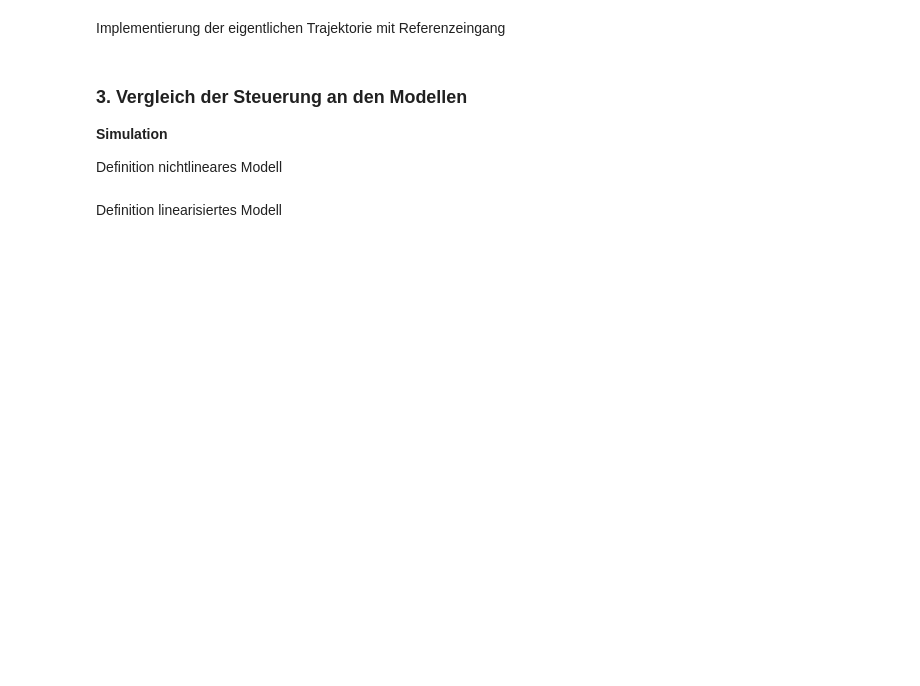
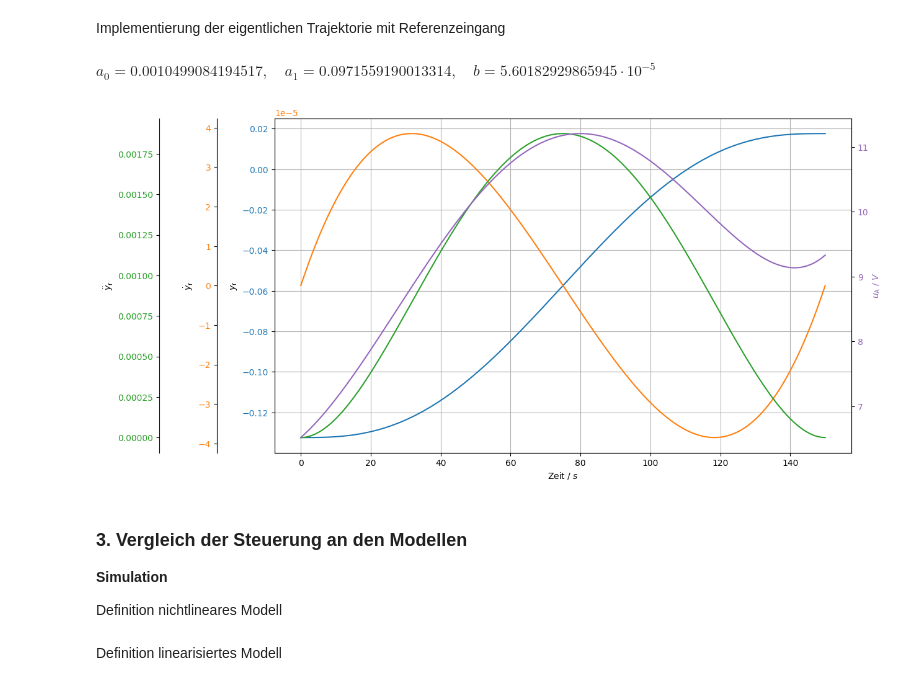
Before and after one commit to umit-iace/lehre-chemie-msr-notebooks, a Jupyter notebook: pr/2Tank-Steuerungsentwurf.ipynb, the cells around one changed output. Cells and saved outputs as stored; diff of their text form; code cells hidden in the pictures; blank space fills up the shorter version.

```diff
--- a/pr/2Tank-Steuerungsentwurf.ipynb
+++ b/pr/2Tank-Steuerungsentwurf.ipynb
@@ -75,0 +90,4 @@ for i in range(q + 1):
+# %%
+phiNum = [phi[i].subs(zip(list(bc), bcNum)) for i in range(n + 1)]
+for i in range(n + 1):
+    display(Latex("$\\varphi^{{({})}}(\\tau) = {}$".format(i, sp.latex(phiNum[i]))))
@@ -76,15 +98,66 @@ for i in range(q + 1):
 # %% [markdown]
 Implementierung der eigentlichen Trajektorie mit Referenzeingang
 # %%
+dtNum = 150
+
+z20 = 0 - bz2Messung
+z21 = 0.15 - bz2Messung
+
 a0 = 1 / (T1Messung * T2Messung)
 a1 = (T1Messung + T2Messung) / (T1Messung * T2Messung)
 b = KMessung / (T1Messung * T2Messung)
-(c0, c1, c2, c3, c4, c5) = bcNum
+display(Latex("$a_{{0}} = {},\quad a_{{1}} = {},\quad b = {}$".format(sp.latex(a0), sp.latex(a1), sp.latex(b))))
 
-yr = lambda t: c0 + c1 * t + c2 * t ** 2 + c3 * t ** 3 + c4 * t ** 4 + c5 * t ** 5 if 0 <= t <= dtNum else yd0Num if t < 0 else yd1Num
-dyr = lambda t: c1 + 2 * c2 * t + 3 * c3 * t ** 2 + 4 * c4 * t ** 3 + 5 * c5 * t ** 4 if 0 < t < dtNum else 0
-ddyr = lambda t: 2 * c2 + 6 * c3 * t + 12 * c4 * t ** 2 + 20 * c5 * t ** 3 if 0 < t < dtNum else 0
-uAr = lambda t: 1 / b * (ddyr(t) + a1 * dyr(t) + a0 * yr(t)) + buA
+yr = lambda t: z20 + (z21 - z20) * phiNum[0].subs({tau: t / dtNum}) if 0 <= t <= dtNum else z20 if t < 0 else z21
+dyr = lambda t: (z21 - z20) * phiNum[1].subs({tau: t / dtNum}) / dtNum if 0 < t < dtNum else 0
+ddyr = lambda t: (z21 - z20) * phiNum[2].subs({tau: t / dtNum}) / dtNum ** 2 if 0 < t < dtNum else 0
+uAr = lambda t: 1/ b * (ddyr(t) + a1 * dyr(t) + a0 * yr(t)) + buA
+# %% [output]
+$a_{0} = 0.0010499084194517,\quad a_{1} = 0.0971559190013314,\quad b = 5.60182929865945 \cdot 10^{-5}$
+# %%
+timeDom = np.linspace(0, 150, 151)
+plt.close()
+
+fig1, axes10 = plt.subplots(1, 1, figsize=(12,7))
+
+axes10.plot(timeDom, [yr(t) for t in timeDom], label='$y_{\mathrm{r}}$', color='C0')
+axes10.tick_params(axis='y', labelcolor='C0')
+
+axes101 = axes10.twinx()
+axes102 = axes10.twinx()
+axes11 = axes10.twinx()
+
+axes101.spines["left"].set_position(("axes", -0.1))
+axes102.spines["left"].set_position(("axes", -0.2))
+
+make_patch_spines_invisible(axes101)
+make_patch_spines_invisible(axes102)
+
+axes101.spines["left"].set_visible(True)
+axes101.yaxis.set_label_position('left')
+axes101.yaxis.set_ticks_position('left')
+axes101.plot(timeDom, [ddyr(t) for t in timeDom], label='$\ddot{y}_{\mathrm{r}}$', color='C1')
+axes101.tick_params(axis='y', labelcolor='C1')
+
+axes102.spines["left"].set_visible(True)
+axes102.yaxis.set_label_position('left')
+axes102.yaxis.set_ticks_position('left')
+axes102.plot(timeDom, [dyr(t) for t in timeDom], label='$\dot{y}_{\mathrm{r}}$', color='C2')
+axes102.tick_params(axis='y', labelcolor='C2')
+
+axes11.plot(timeDom, [uAr(t) for t in timeDom], color='C4')
+axes11.tick_params(axis='y', labelcolor='C4')
+
+axes10.set_ylabel(r'$y_{\mathrm{r}}$')
+axes101.set_ylabel(r'$\dot{y}_{\mathrm{r}}$')
+axes102.set_ylabel(r'$\ddot{y}_{\mathrm{r}}$')
+axes11.set_ylabel(r'$u_{\mathrm{A}}$ / $V$', color='C4')
+axes10.set_xlabel(r'Zeit / $s$')
+
+axes10.grid()
+plt.show()
+# %% [output]
+[figure, added]
 # %% [markdown]
 ### 3. Vergleich der Steuerung an den Modellen
 
```
Also changed, not shown: parts of 7 cells of this notebook.
